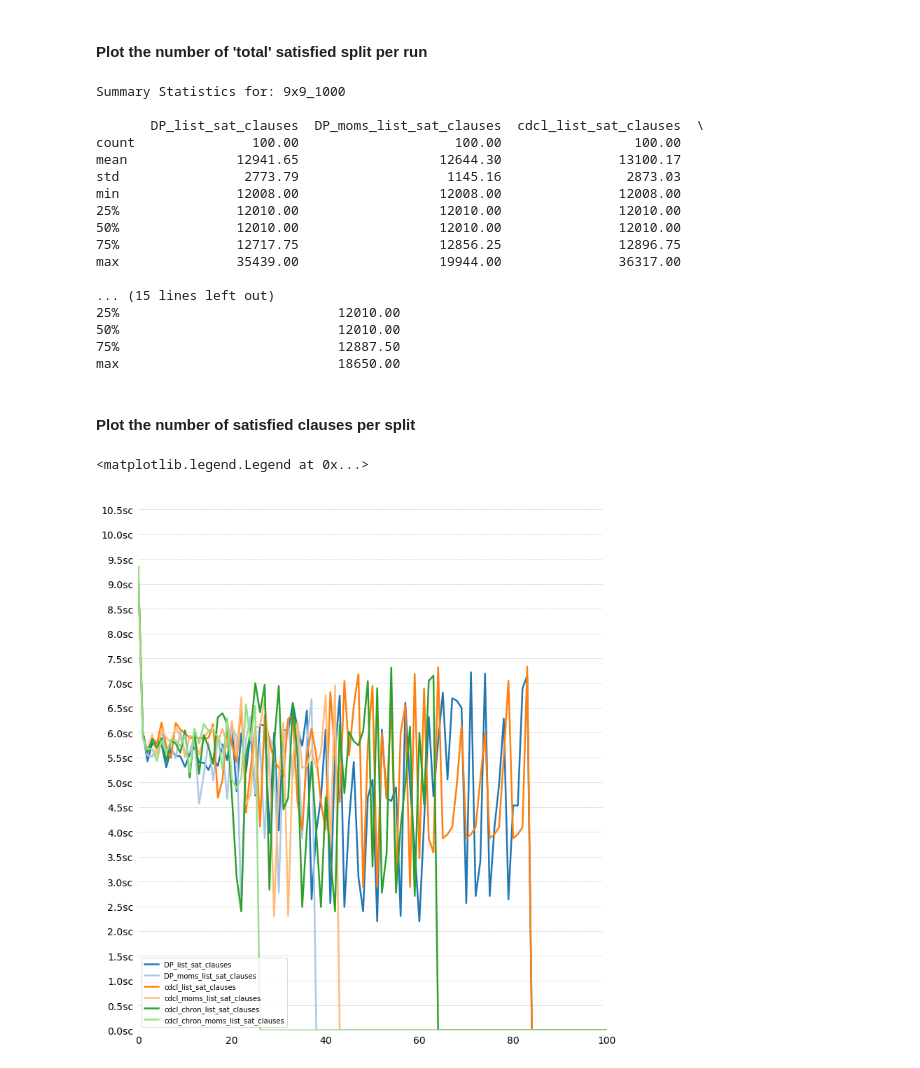
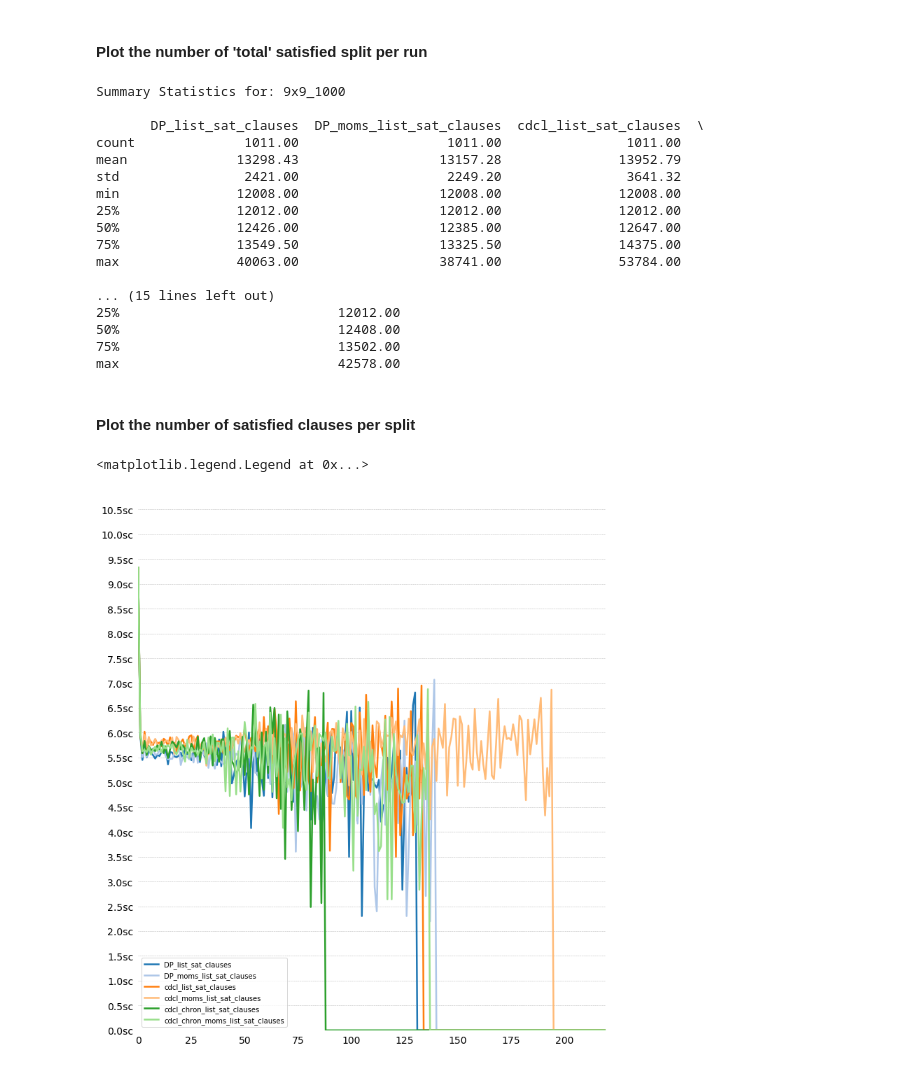
Before and after one commit to freelectron/sat-solver, a Jupyter notebook: Report Notebook.ipynb, the cells around one changed output. Saved outputs shown, nothing was run; the diff lists cells and outputs as text; code cells hidden in the pictures.

Commit message:
updated the notebook for 1000 sudokus

```diff
--- a/Report Notebook.ipynb
+++ b/Report Notebook.ipynb
@@ -12,7 +13,8 @@ import warnings
 warnings.filterwarnings('ignore')
 # %%
 # Read all the dataframes
-df_9x9_1000 = pd.read_csv("df_sudokus_9x9_par.csv")
+path = os.path.join('result_dfs', 'df_sudokus_9x9_par.csv')
+df_9x9_1000 = pd.read_csv(path )
 df_9x9_1000.name = '9x9_1000'
 
 # Make a list of which df's to parse (to make lists readable). Later we modify those dfs
@@ -147,26 +149,26 @@ for k,df in total_sat_clauses_dict.items():
 Summary Statistics for: 9x9_1000
 
        DP_list_sat_clauses  DP_moms_list_sat_clauses  cdcl_list_sat_clauses  \
-count               100.00                    100.00                 100.00
-mean              12941.65                  12644.30               13100.17
-std                2773.79                   1145.16                2873.03
+count              1011.00                   1011.00                1011.00
+mean              13298.43                  13157.28               13952.79
+std                2421.00                   2249.20                3641.32
 min               12008.00                  12008.00               12008.00
-25%               12010.00                  12010.00               12010.00
-50%               12010.00                  12010.00               12010.00
-75%               12717.75                  12856.25               12896.75
-max               35439.00                  19944.00               36317.00
+25%               12012.00                  12012.00               12012.00
+50%               12426.00                  12385.00               12647.00
+75%               13549.50                  13325.50               14375.00
+max               40063.00                  38741.00               53784.00
 
 ... (15 lines left out)
-25%                            12010.00
-50%                            12010.00
-75%                            12887.50
-max                            18650.00
+25%                            12012.00
+50%                            12408.00
+75%                            13502.00
+max                            42578.00
 # %% [markdown]
 #### Plot the number of satisfied clauses per split
 # %%
 # Print average number of satisfied clauses per split
 #     * Select n number of splits to visualize, say n = 200
-n = 200
+n = 220
 avg_sat_clauses_dict = dict()
 
 for df in list_dfs:
@@ -231,7 +233,7 @@ ax.get_xaxis().tick_bottom()
 ax.get_yaxis().tick_left()
 
 max_sat_clauses = df.max().max() + df.std().max()/2
-n = 100
+# n = 400
 y_step = 0.5
 
 # Limit the range of the plot to only where the data is.
@@ -241,31 +243,31 @@ plt.xlim(0, n)
 
 # Make sure your axis ticks are large enough to be easily read.
 # You don't want your viewers squinting to read your plot.
 plt.yticks(np.arange(0, max_sat_clauses, y_step), [str(x) + "sc" for x in np.arange(0, max_sat_clauses, y_step)], fontsize=14)
 plt.xticks(fontsize=14)
 
 # Provide tick lines across the plot to help your viewers trace along
 # the axis ticks. Make sure that the lines are light and small so they
 # don't obscure the primary data lines.
 for y in np.arange(0, max_sat_clauses, y_step):
     plt.plot(np.arange(0, n), [y] * len(np.arange(0, n)), "--", lw=0.5, color="black", alpha=0.3)
 
 # Remove the tick marks; they are unnecessary with the tick lines we just plotted.
 plt.tick_params(axis="both", which="both", bottom="off", top="off",
                 labelbottom="on", left="off", right="off", labelleft="on")
 
 # Get the names for the legend
 majors = list(df.columns)
 
 for rank, column in enumerate(majors):
     # Plot each line separately with its own color, using the Tableau 20
     # color set in order.
     plt.plot(df.index.values,
             df[column.replace("\n", " ")].values,
             lw=2.5, color=tableau20[rank], label = column)
 
 # you can set the location with addin loc param i.e. loc='upper right'
 plt.legend()
 # %% [output]
 <matplotlib.legend.Legend at 0x...>
-[figure, old version]
+[figure, new version]
```
Also changed, not shown: parts of 4 cells of this notebook.
